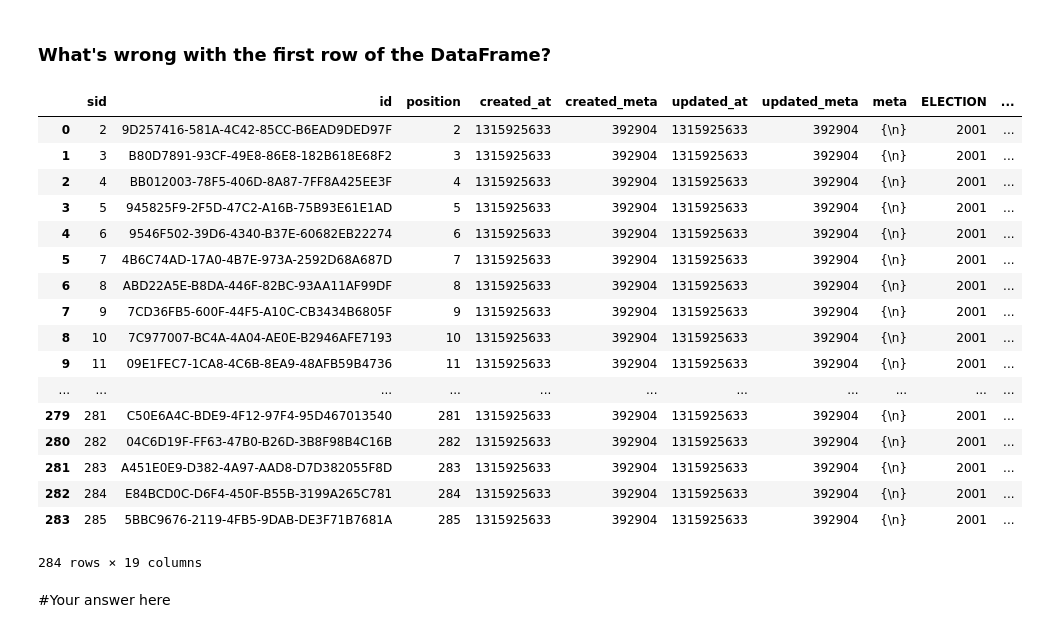
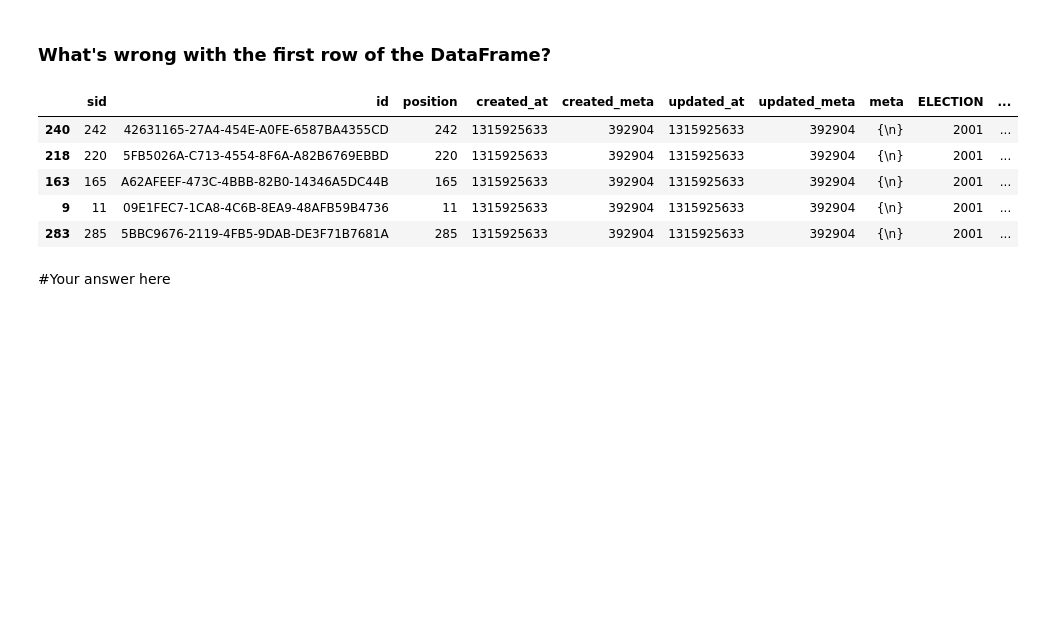
Before and after one commit to Bmcgarry194/dsc-2-14-04-json-and-xml-lab-seattle-ds-career-040119, a Jupyter notebook: index.ipynb, the cells around one changed output. Drawn from its saved outputs; the diff is of its cells as text; code cells hidden in the pictures; blank space fills up the shorter version.

```diff
--- a/index.ipynb
+++ b/index.ipynb
@@ -151,26 +151,14 @@ columns = [x['name'] for x in data['meta']['view']['columns']]
 ### What's wrong with the first row of the DataFrame?
 # %%
 df = pd.DataFrame(data['data'][1:], columns=columns)
-dfsample
+df.sample(5)
 # %% [output]
 |  | sid | id | position | created_at | created_meta | updated_at | updated_meta | meta | ELECTION | ... |
-| 0 | 2 | 9D257416-581A-4C42-85CC-B6EAD9DED97F | 2 | 1315925633 | 392904 | 1315925633 | 392904 | {\n} | 2001 | ... |
-| 1 | 3 | B80D7891-93CF-49E8-86E8-182B618E68F2 | 3 | 1315925633 | 392904 | 1315925633 | 392904 | {\n} | 2001 | ... |
-| 2 | 4 | BB012003-78F5-406D-8A87-7FF8A425EE3F | 4 | 1315925633 | 392904 | 1315925633 | 392904 | {\n} | 2001 | ... |
-| 3 | 5 | 945825F9-2F5D-47C2-A16B-75B93E61E1AD | 5 | 1315925633 | 392904 | 1315925633 | 392904 | {\n} | 2001 | ... |
-| 4 | 6 | 9546F502-39D6-4340-B37E-60682EB22274 | 6 | 1315925633 | 392904 | 1315925633 | 392904 | {\n} | 2001 | ... |
-| 5 | 7 | 4B6C74AD-17A0-4B7E-973A-2592D68A687D | 7 | 1315925633 | 392904 | 1315925633 | 392904 | {\n} | 2001 | ... |
-| 6 | 8 | ABD22A5E-B8DA-446F-82BC-93AA11AF99DF | 8 | 1315925633 | 392904 | 1315925633 | 392904 | {\n} | 2001 | ... |
-| 7 | 9 | 7CD36FB5-600F-44F5-A10C-CB3434B6805F | 9 | 1315925633 | 392904 | 1315925633 | 392904 | {\n} | 2001 | ... |
-| 8 | 10 | 7C977007-BC4A-4A04-AE0E-B2946AFE7193 | 10 | 1315925633 | 392904 | 1315925633 | 392904 | {\n} | 2001 | ... |
+| 240 | 242 | 42631165-27A4-454E-A0FE-6587BA4355CD | 242 | 1315925633 | 392904 | 1315925633 | 392904 | {\n} | 2001 | ... |
+| 218 | 220 | 5FB5026A-C713-4554-8F6A-A82B6769EBBD | 220 | 1315925633 | 392904 | 1315925633 | 392904 | {\n} | 2001 | ... |
+| 163 | 165 | A62AFEEF-473C-4BBB-82B0-14346A5DC44B | 165 | 1315925633 | 392904 | 1315925633 | 392904 | {\n} | 2001 | ... |
 | 9 | 11 | 09E1FEC7-1CA8-4C6B-8EA9-48AFB59B4736 | 11 | 1315925633 | 392904 | 1315925633 | 392904 | {\n} | 2001 | ... |
-| ... | ... | ... | ... | ... | ... | ... | ... | ... | ... | ... |
-| 279 | 281 | C50E6A4C-BDE9-4F12-97F4-95D467013540 | 281 | 1315925633 | 392904 | 1315925633 | 392904 | {\n} | 2001 | ... |
-| 280 | 282 | 04C6D19F-FF63-47B0-B26D-3B8F98B4C16B | 282 | 1315925633 | 392904 | 1315925633 | 392904 | {\n} | 2001 | ... |
-| 281 | 283 | A451E0E9-D382-4A97-AAD8-D7D382055F8D | 283 | 1315925633 | 392904 | 1315925633 | 392904 | {\n} | 2001 | ... |
-| 282 | 284 | E84BCD0C-D6F4-450F-B55B-3199A265C781 | 284 | 1315925633 | 392904 | 1315925633 | 392904 | {\n} | 2001 | ... |
 | 283 | 285 | 5BBC9676-2119-4FB5-9DAB-DE3F71B7681A | 285 | 1315925633 | 392904 | 1315925633 | 392904 | {\n} | 2001 | ... |
-284 rows × 19 columns
 # %% [markdown]
 #Your answer here
 # %% [markdown]
```
